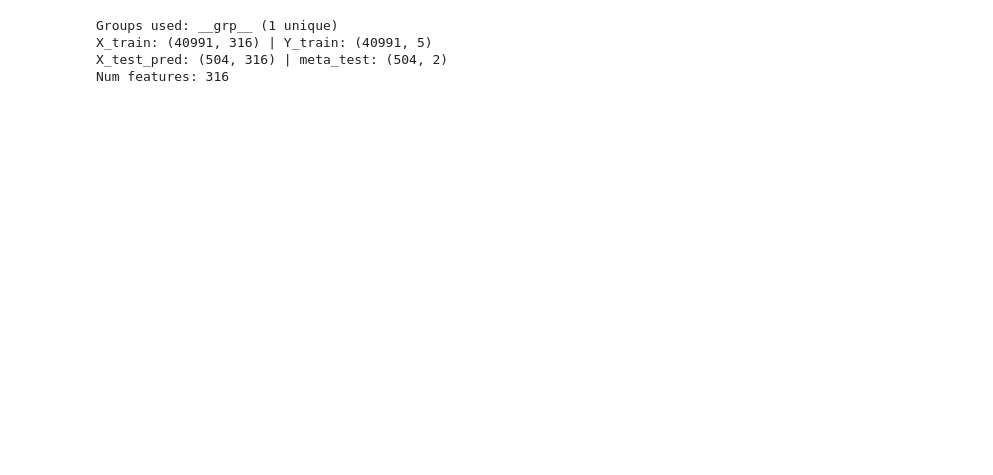
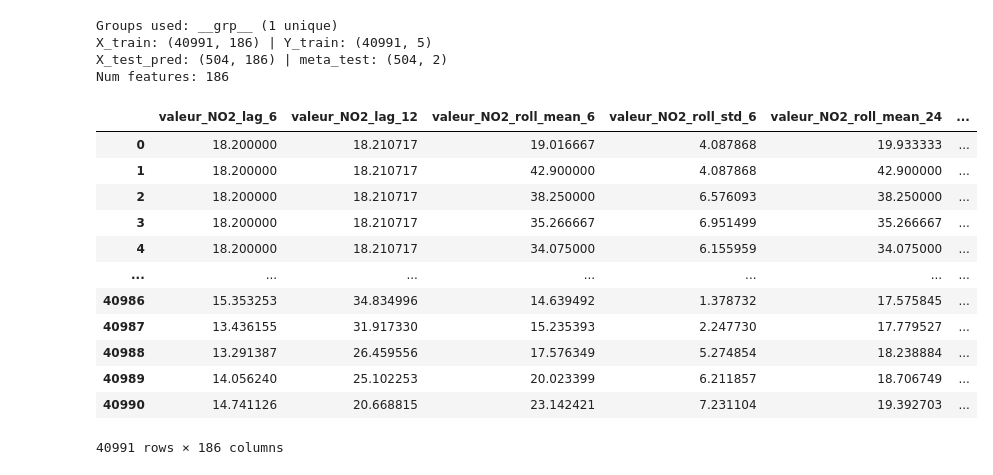
Before and after one commit to Sheetal-12/Air_Quality_Prediction_Paris, a Jupyter notebook: data/data_newfeats.ipynb, the cells around one changed output. Drawn from its saved outputs; the diff is of its cells as text; code cells hidden in the pictures; blank space fills up the shorter version.

```diff
--- a/data/data_newfeats.ipynb
+++ b/data/data_newfeats.ipynb
@@ -2,8 +2,8 @@
 import pandas as pd
 import numpy as np
 # %%
-TRAIN_PATH = "traindata_with_lockdown.csv"   # update if needed
-TEST_PATH  = "testdata_with_lockdown.csv"
+TRAIN_PATH = "traindata_imputed.csv"   # update if needed
+TEST_PATH  = "testdata_preprocessed.csv"
 
 
 # -----------------------------
@@ -11,3 +11,13 @@ TEST_PATH  = "testdata_with_lockdown.csv"
 # -----------------------------
 df_tr = pd.read_csv(TRAIN_PATH)
 df_te = pd.read_csv(TEST_PATH)
+# %%
+cols_to_drop = [
+    "valeur_CO_was_missing",
+    "valeur_NO2_was_missing",
+    "valeur_O3_was_missing",
+    "valeur_PM10_was_missing",
+    "valeur_PM25_was_missing"
+]
+
+df_tr = df_tr.drop(columns=cols_to_drop, errors="ignore")
@@ -35,7 +54,7 @@ WEATHER = [
 ]
 STATIC_KNOWN = ["is_holiday","is_weekend","lockdown_code"]
 
-LAGS  = [1, 6, 12, 24]
+LAGS  = [6, 12]
 ROLLS = [6, 24]   # hours
 
 # =========================
@@ -87,7 +106,6 @@ def build_dataset(df_tr: pd.DataFrame, df_te: pd.DataFrame):
         df["__is_future_test__"] = False
 
     # --- Time features ---
-    df["hour"] = df[TIME].dt.hour
     df["is_day"] = ((df["hour"] >= 6) & (df["hour"] < 18)).astype(int)
     df["hour_sin"] = np.sin(2*np.pi*df["hour"]/24)
     df["hour_cos"] = np.cos(2*np.pi*df["hour"]/24)
@@ -169,10 +187,26 @@ def build_dataset(df_tr: pd.DataFrame, df_te: pd.DataFrame):
     print("Num features:", len(feat_cols))
 
     return X_train, Y_train, X_test_pred, meta_test, feat_cols
-# %% [output]
-Groups used: __grp__ (1 unique)
-X_train: (40991, 316) | Y_train: (40991, 5)
-X_test_pred: (504, 316) | meta_test: (504, 2)
-Num features: 316
 # %%
 X_train, Y_train, X_test_pred, meta_test, feat_cols = build_dataset(df_tr, df_te)
+# %% [output]
+Groups used: __grp__ (1 unique)
+X_train: (40991, 186) | Y_train: (40991, 5)
+X_test_pred: (504, 186) | meta_test: (504, 2)
+Num features: 186
+# %%
+X_train
+# %% [output]
+|  | valeur_NO2_lag_6 | valeur_NO2_lag_12 | valeur_NO2_roll_mean_6 | valeur_NO2_roll_std_6 | valeur_NO2_roll_mean_24 | ... |
+| 0 | 18.200000 | 18.210717 | 19.016667 | 4.087868 | 19.933333 | ... |
+| 1 | 18.200000 | 18.210717 | 42.900000 | 4.087868 | 42.900000 | ... |
+| 2 | 18.200000 | 18.210717 | 38.250000 | 6.576093 | 38.250000 | ... |
+| 3 | 18.200000 | 18.210717 | 35.266667 | 6.951499 | 35.266667 | ... |
+| 4 | 18.200000 | 18.210717 | 34.075000 | 6.155959 | 34.075000 | ... |
+| ... | ... | ... | ... | ... | ... | ... |
+| 40986 | 15.353253 | 34.834996 | 14.639492 | 1.378732 | 17.575845 | ... |
+| 40987 | 13.436155 | 31.917330 | 15.235393 | 2.247730 | 17.779527 | ... |
+| 40988 | 13.291387 | 26.459556 | 17.576349 | 5.274854 | 18.238884 | ... |
+| 40989 | 14.056240 | 25.102253 | 20.023399 | 6.211857 | 18.706749 | ... |
+| 40990 | 14.741126 | 20.668815 | 23.142421 | 7.231104 | 19.392703 | ... |
+40991 rows × 186 columns
```
Also changed, not shown: parts of 2 cells of this notebook.
